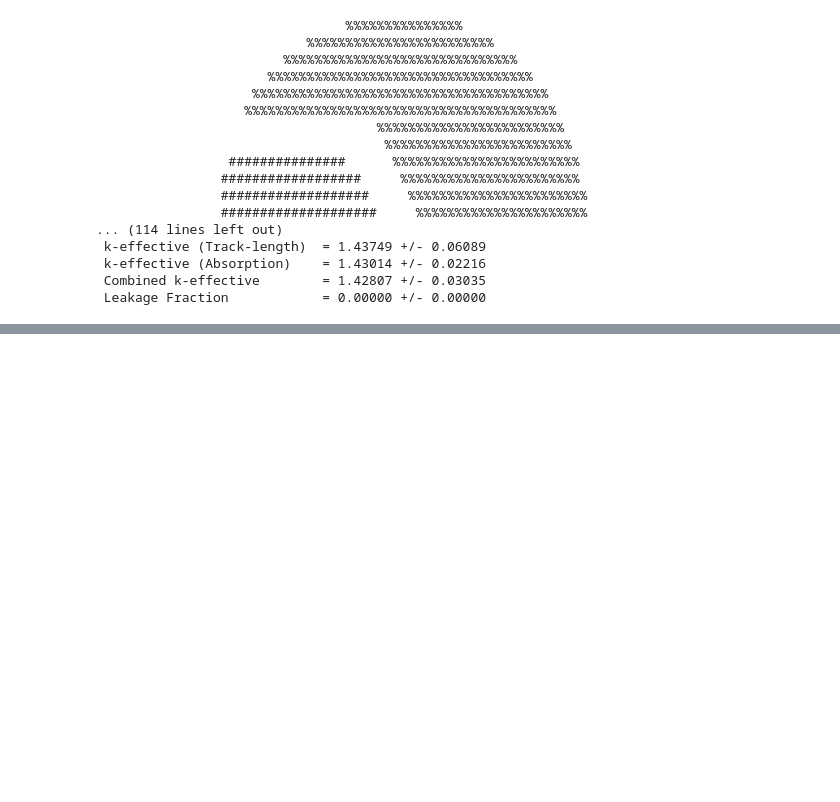
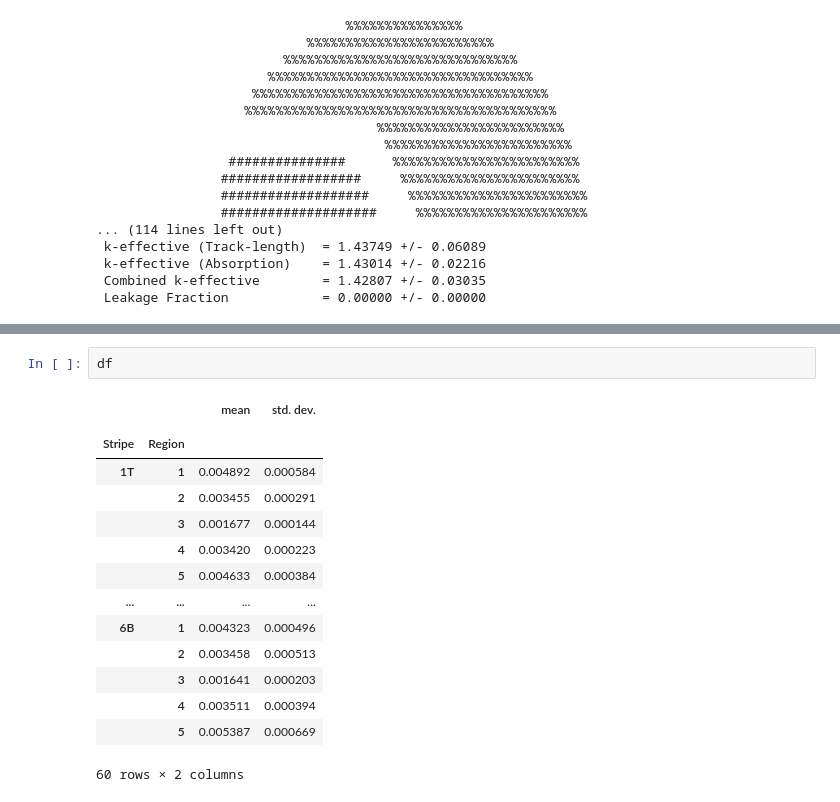
Before and after one commit to gwenchee/fhr-benchmark-depr, a Jupyter notebook: phase1a/case1a/case_1a-FD.ipynb, the cells around one changed output, grey strips where cells are left out. Saved outputs shown, nothing was run; the diff lists cells and outputs as text; blank space fills up the shorter version.

```diff
--- a/phase1a/case1a/case_1a-FD.ipynb
+++ b/phase1a/case1a/case_1a-FD.ipynb
@@ -602,0 +651,18 @@ openmc.run()
+# %%
+df
+# %% [output]
+|  |  | mean | std. dev. |
+|  |  |  |  |
+| Stripe | Region |  |  |
+| 1T | 1 | 0.004892 | 0.000584 |
+|  | 2 | 0.003455 | 0.000291 |
+|  | 3 | 0.001677 | 0.000144 |
+|  | 4 | 0.003420 | 0.000223 |
+|  | 5 | 0.004633 | 0.000384 |
+| ... | ... | ... | ... |
+| 6B | 1 | 0.004323 | 0.000496 |
+|  | 2 | 0.003458 | 0.000513 |
+|  | 3 | 0.001641 | 0.000203 |
+|  | 4 | 0.003511 | 0.000394 |
+|  | 5 | 0.005387 | 0.000669 |
+60 rows × 2 columns
```
Also changed, not shown: parts of 12 cells of this notebook.
